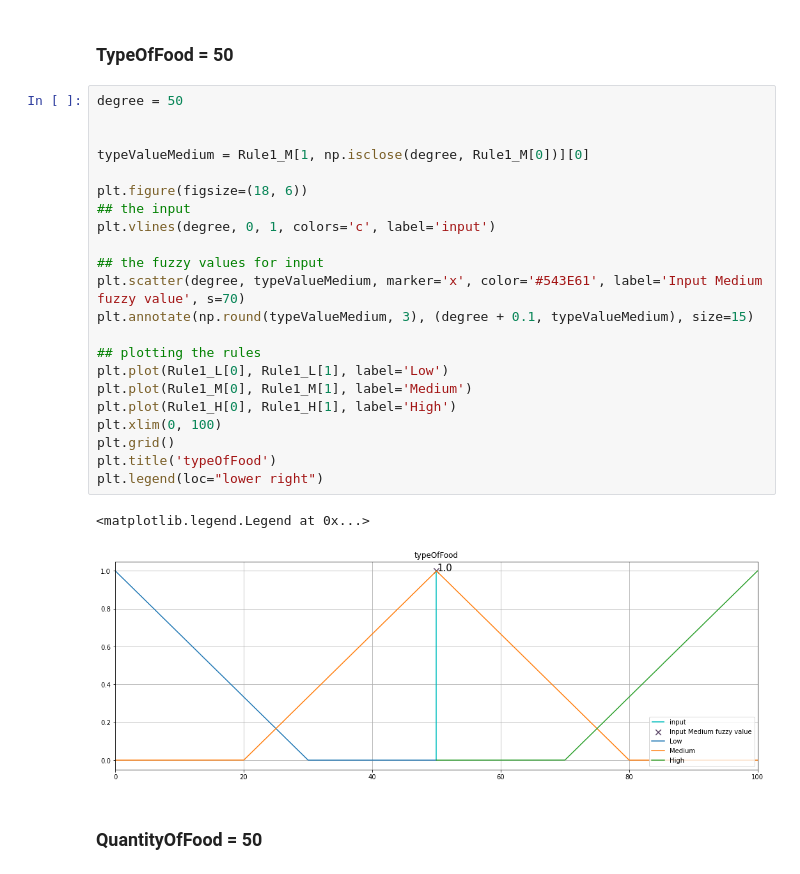
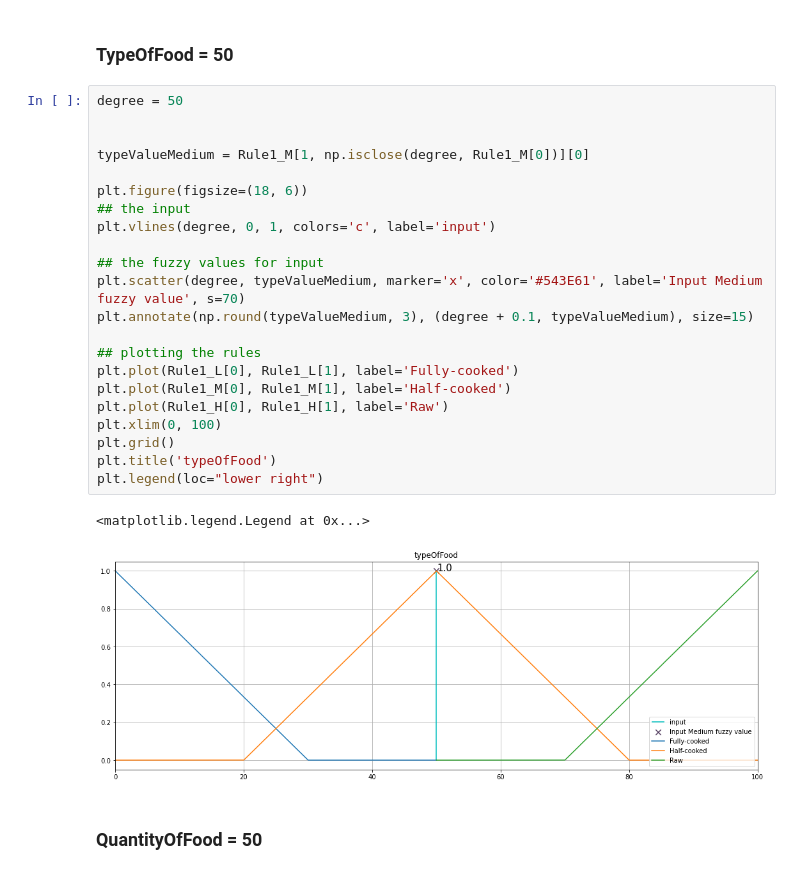
Before and after one commit to jacksonchen1998/2022-NYCU-Fuzzy-System, a Jupyter notebook: Micro-wave Fuzzy System.ipynb, the cells around one changed output. Saved outputs shown, nothing was run; the diff lists cells and outputs as text.

```diff
--- a/Micro-wave Fuzzy System.ipynb
+++ b/Micro-wave Fuzzy System.ipynb
@@ -303,28 +303,28 @@ plt.legend(loc="best")
 # %%
 degree = 50
 
 
 typeValueMedium = Rule1_M[1, np.isclose(degree, Rule1_M[0])][0]
 
 plt.figure(figsize=(18, 6))
 ## the input
 plt.vlines(degree, 0, 1, colors='c', label='input')
 
 ## the fuzzy values for input
 plt.scatter(degree, typeValueMedium, marker='x', color='#543E61', label='Input Medium fuzzy value', s=70)
 plt.annotate(np.round(typeValueMedium, 3), (degree + 0.1, typeValueMedium), size=15)
 
 ## plotting the rules
-plt.plot(Rule1_L[0], Rule1_L[1], label='Low')
-plt.plot(Rule1_M[0], Rule1_M[1], label='Medium')
-plt.plot(Rule1_H[0], Rule1_H[1], label='High')
+plt.plot(Rule1_L[0], Rule1_L[1], label='Fully-cooked')
+plt.plot(Rule1_M[0], Rule1_M[1], label='Half-cooked')
+plt.plot(Rule1_H[0], Rule1_H[1], label='Raw')
 plt.xlim(0, 100)
 plt.grid()
 plt.title('typeOfFood')
 plt.legend(loc="lower right")
 # %% [output]
 <matplotlib.legend.Legend at 0x...>
-[figure, old version]
+[figure, new version]
 # %% [markdown]
 ### QuantityOfFood = 50
 # %%
```
Also changed, not shown: parts of 1 cell of this notebook, 1 other file.
